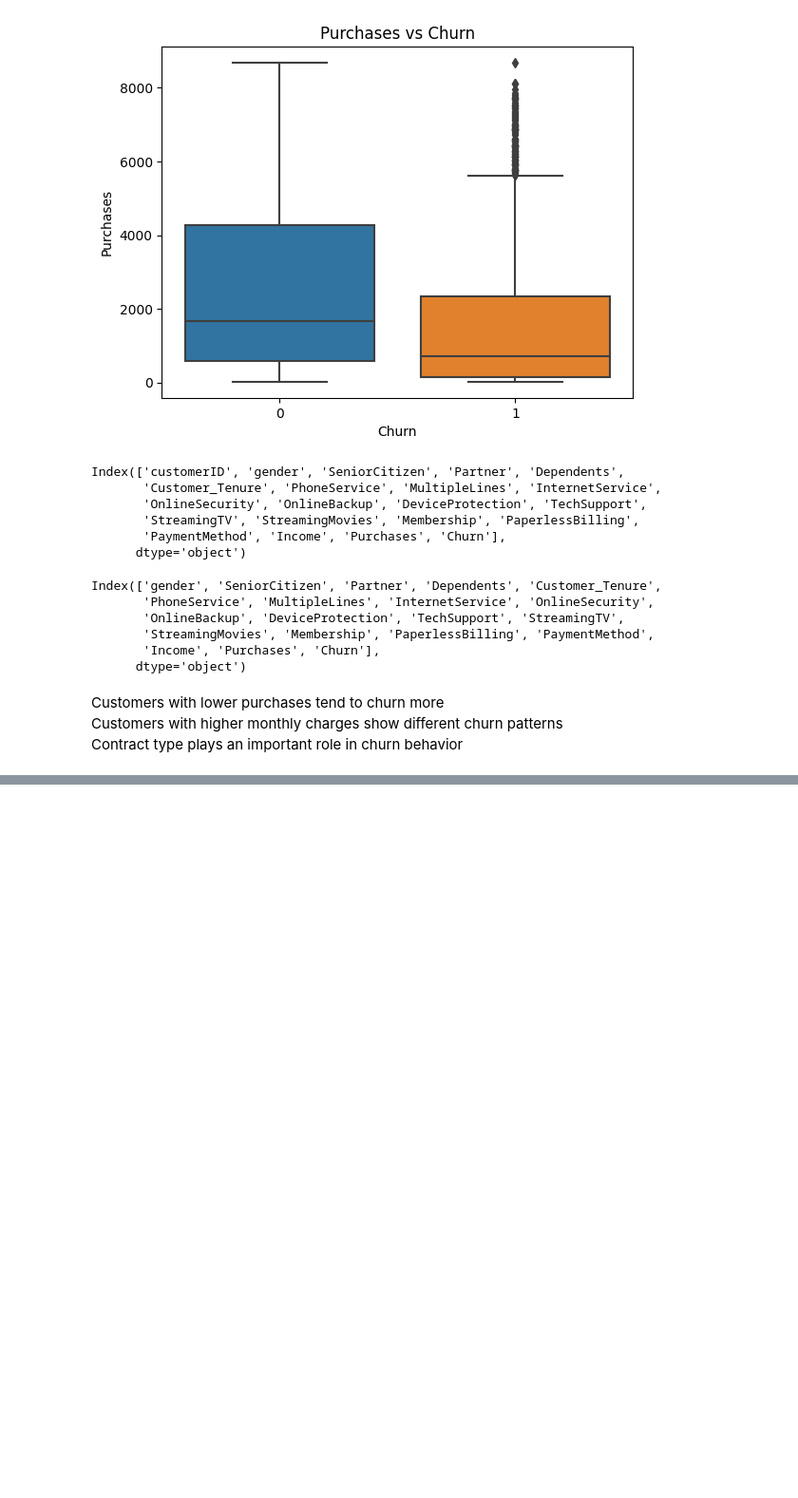
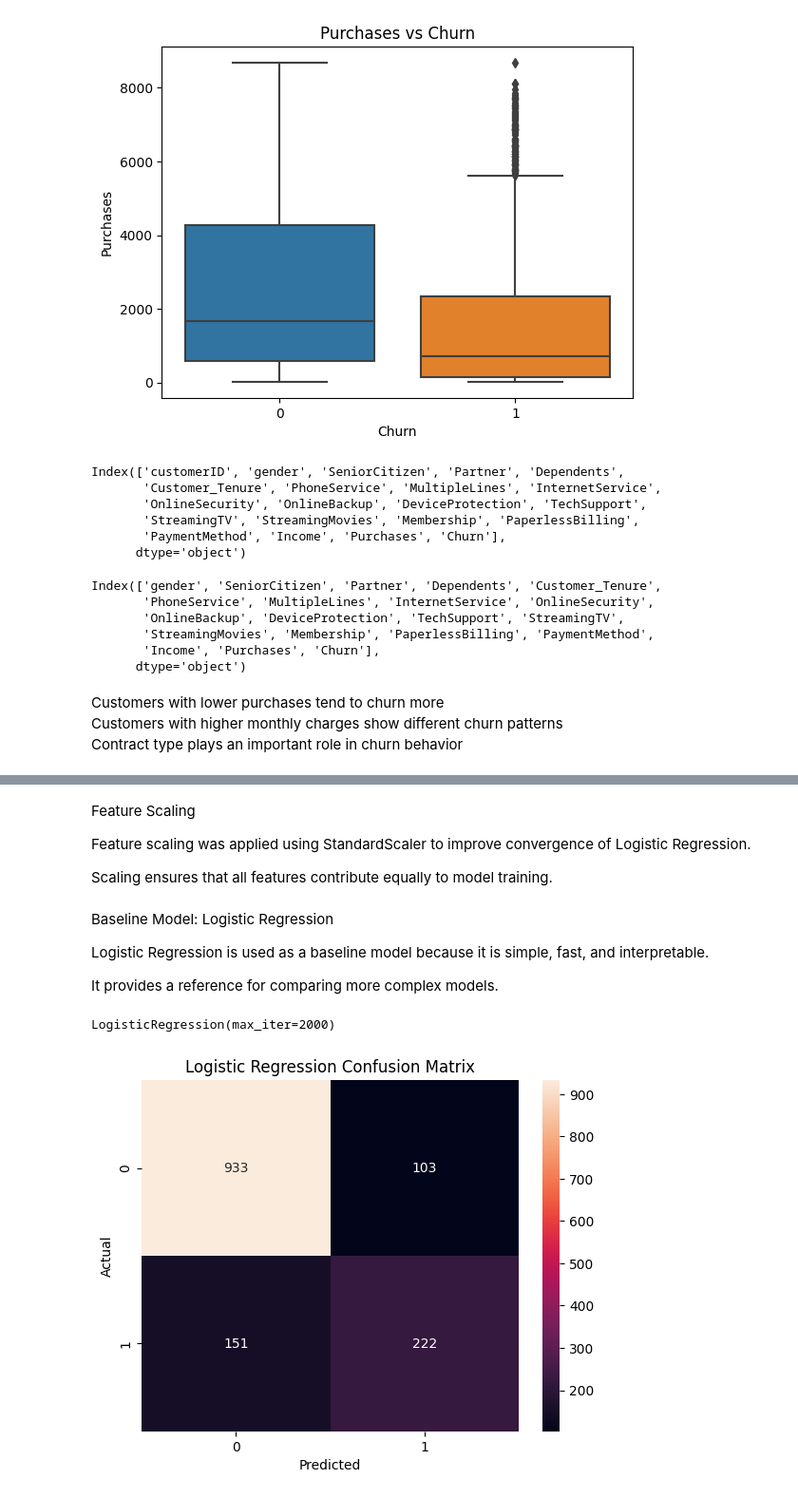
Before and after one commit to Harita2005/customer-churn-ml, a Jupyter notebook: notebooks/01_eda.ipynb, the cells around one changed output, grey strips where cells are left out. Shown at 95% size. Cells and saved outputs as stored; diff of their text form; code cells hidden in the pictures; blank space fills up the shorter version.

Commit message:
completed logistic regression model with evaluation metrics and visualization

```diff
--- a/notebooks/01_eda.ipynb
+++ b/notebooks/01_eda.ipynb
@@ -148,0 +163,7 @@ df.head()
+# %%
+from sklearn.model_selection import train_test_split
+X = df.drop('Churn', axis=1)
+y = df['Churn']
+X_train, X_test, y_train, y_test = train_test_split(
+    X, y, test_size=0.2, random_state=42
+)
@@ -148,0 +175,40 @@ df.head()
+# %%
+from sklearn.preprocessing import StandardScaler
+scaler = StandardScaler()
+X_train_scaled = scaler.fit_transform(X_train)
+X_test_scaled = scaler.transform(X_test)
+# %% [markdown]
+Feature Scaling
+
+Feature scaling was applied using StandardScaler to improve convergence of Logistic Regression.
+
+Scaling ensures that all features contribute equally to model training.
+# %% [markdown]
+Baseline Model: Logistic Regression
+
+Logistic Regression is used as a baseline model because it is simple, fast, and interpretable.
+
+It provides a reference for comparing more complex models.
+# %%
+from sklearn.linear_model import LogisticRegression
+lr = LogisticRegression(max_iter=2000)
+lr.fit(X_train_scaled, y_train)
+# %% [output]
+LogisticRegression(max_iter=2000)
+# %%
+y_pred_lr = lr.predict(X_test_scaled)
+y_prob_lr = lr.predict_proba(X_test_scaled)[:, 1]
+# %%
+from sklearn.metrics import confusion_matrix
+import seaborn as sns
+import matplotlib.pyplot as plt
+
+cm_lr = confusion_matrix(y_test, y_pred_lr)
+
+sns.heatmap(cm_lr, annot=True, fmt='d')
+plt.title("Logistic Regression Confusion Matrix")
+plt.xlabel("Predicted")
+plt.ylabel("Actual")
+plt.show()
+# %% [output]
+[figure, added]
```
Also changed, not shown: parts of 19 cells of this notebook.
